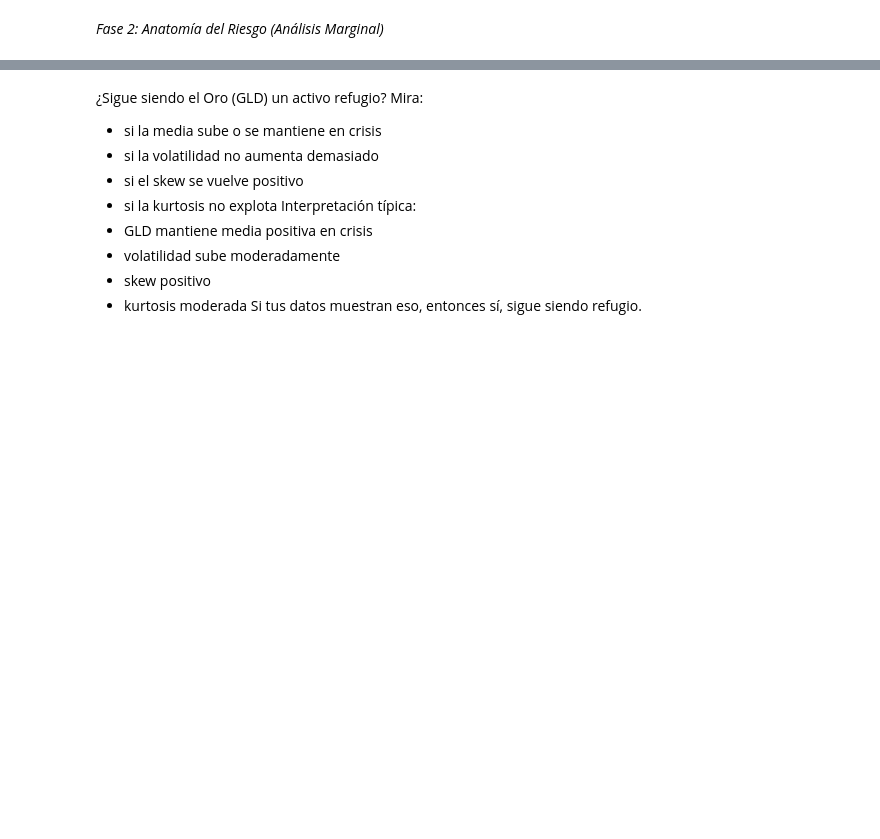
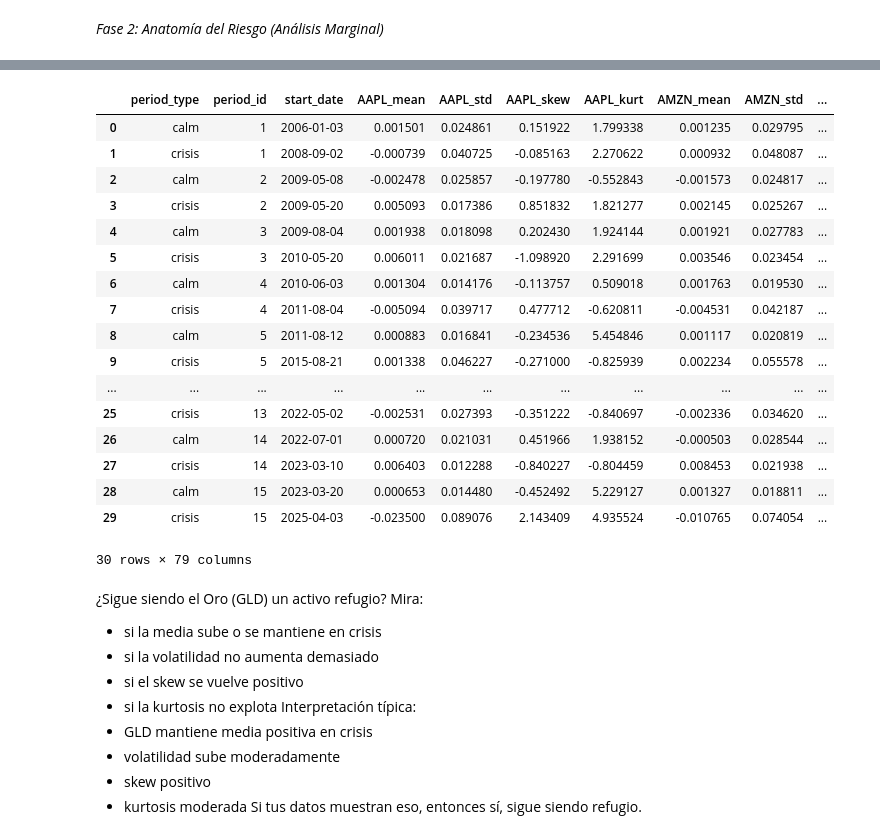
Before and after one commit to NataliaSJO/Practica-MIAX-gestion-de-riesgos, a Jupyter notebook: notebook.ipynb, the cells around one changed output, grey strips where cells are left out. Cells and saved outputs as stored; diff of their text form; code cells hidden in the pictures; blank space fills up the shorter version.

```diff
--- a/notebook.ipynb
+++ b/notebook.ipynb
@@ -382,0 +450,3 @@ Error:
+# %%
+df_analysis = df_auto.merge(df_final[["date", "regime"]], on="date", how="left")
+df_analysis.head(500)
@@ -383,13 +565,56 @@ Error:
+# %%
+df_analysis_periods = df_analysis.merge(df_periods, on="date", how="left")
+# %%
+period_info = []
+
+# crisis
+for i, (start, end) in enumerate(crisis_periods, start=1):
+    period_info.append({"period_type": "crisis", "period_id": i, "start_date": start})
+
+# calma
+for i, (start, end) in enumerate(calm_periods, start=1):
+    period_info.append({"period_type": "calm", "period_id": i, "start_date": start})
+
+df_period_info = pd.DataFrame(period_info)
 # %%
-risk_stats = {}
+stats_by_period = (
+    df_analysis_periods
+    .drop(columns=["date", "regime"])
+    .groupby(["period_type", "period_id"])
+    .agg(["mean", "std", "skew", "kurt"])
+)
 
-for s in symbols:
-    risk_stats[s] = df_symbols.groupby("regime")[s].agg(
-        mean="mean",
-        vol="std",
-        skew="skew",
-        kurt="kurt"
-    )
+stats_by_period = stats_by_period.reset_index()
+stats_by_period.columns = [
+    "_".join(col).strip("_") if isinstance(col, tuple) else col
+    for col in stats_by_period.columns
+]
 
-risk_table = pd.concat(risk_stats, axis=1)
-risk_table
+stats_by_period = stats_by_period.merge(df_period_info, on=["period_type", "period_id"], how="left")
+stats_by_period = stats_by_period.sort_values("start_date").reset_index(drop=True)
+
+cols = stats_by_period.columns.tolist()
+fixed = ["period_type", "period_id", "start_date"]
+others = [c for c in cols if c not in fixed]
+stats_by_period = stats_by_period[fixed + others]
+
+stats_by_period
+# %% [output]
+|  | period_type | period_id | start_date | AAPL_mean | AAPL_std | AAPL_skew | AAPL_kurt | AMZN_mean | AMZN_std | ... |
+| 0 | calm | 1 | 2006-01-03 | 0.001501 | 0.024861 | 0.151922 | 1.799338 | 0.001235 | 0.029795 | ... |
+| 1 | crisis | 1 | 2008-09-02 | -0.000739 | 0.040725 | -0.085163 | 2.270622 | 0.000932 | 0.048087 | ... |
+| 2 | calm | 2 | 2009-05-08 | -0.002478 | 0.025857 | -0.197780 | -0.552843 | -0.001573 | 0.024817 | ... |
+| 3 | crisis | 2 | 2009-05-20 | 0.005093 | 0.017386 | 0.851832 | 1.821277 | 0.002145 | 0.025267 | ... |
+| 4 | calm | 3 | 2009-08-04 | 0.001938 | 0.018098 | 0.202430 | 1.924144 | 0.001921 | 0.027783 | ... |
+| 5 | crisis | 3 | 2010-05-20 | 0.006011 | 0.021687 | -1.098920 | 2.291699 | 0.003546 | 0.023454 | ... |
+| 6 | calm | 4 | 2010-06-03 | 0.001304 | 0.014176 | -0.113757 | 0.509018 | 0.001763 | 0.019530 | ... |
+| 7 | crisis | 4 | 2011-08-04 | -0.005094 | 0.039717 | 0.477712 | -0.620811 | -0.004531 | 0.042187 | ... |
+| 8 | calm | 5 | 2011-08-12 | 0.000883 | 0.016841 | -0.234536 | 5.454846 | 0.001117 | 0.020819 | ... |
+| 9 | crisis | 5 | 2015-08-21 | 0.001338 | 0.046227 | -0.271000 | -0.825939 | 0.002234 | 0.055578 | ... |
+| ... | ... | ... | ... | ... | ... | ... | ... | ... | ... | ... |
+| 25 | crisis | 13 | 2022-05-02 | -0.002531 | 0.027393 | -0.351222 | -0.840697 | -0.002336 | 0.034620 | ... |
+| 26 | calm | 14 | 2022-07-01 | 0.000720 | 0.021031 | 0.451966 | 1.938152 | -0.000503 | 0.028544 | ... |
+| 27 | crisis | 14 | 2023-03-10 | 0.006403 | 0.012288 | -0.840227 | -0.804459 | 0.008453 | 0.021938 | ... |
+| 28 | calm | 15 | 2023-03-20 | 0.000653 | 0.014480 | -0.452492 | 5.229127 | 0.001327 | 0.018811 | ... |
+| 29 | crisis | 15 | 2025-04-03 | -0.023500 | 0.089076 | 2.143409 | 4.935524 | -0.010765 | 0.074054 | ... |
+30 rows × 79 columns
```
Also changed, not shown: parts of 18 cells of this notebook.
